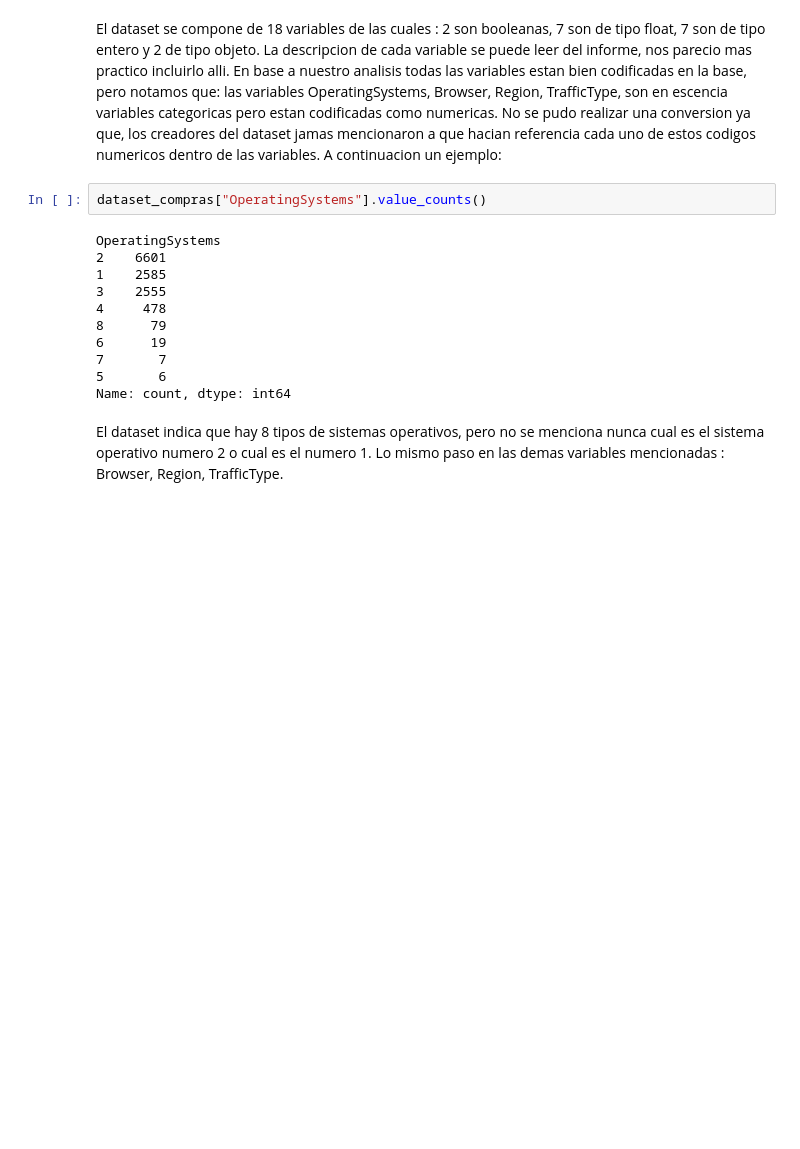
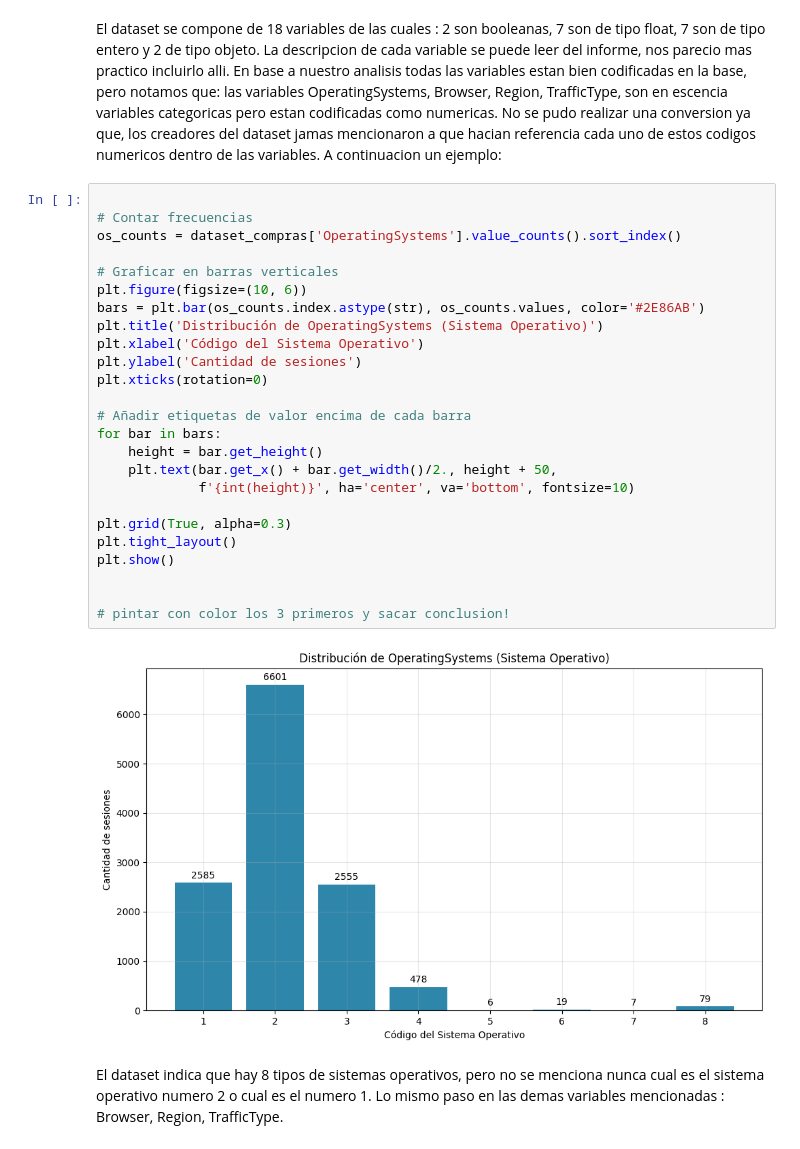
Before and after one commit to Simon22-lab/TPE-Abraham-Cisilino-2025, a Jupyter notebook: hipotesis.ipynb, the cells around one changed output. Drawn from its saved outputs; the diff is of its cells as text; blank space fills up the shorter version.

```diff
--- a/hipotesis.ipynb
+++ b/hipotesis.ipynb
@@ -52,17 +64,31 @@ El dataset se compone de 18 variables de las cuales : 2 son booleanas, 7 son de
 La descripcion de cada variable se puede leer del informe, nos parecio mas practico incluirlo alli.
 En base a nuestro analisis todas las variables estan bien codificadas en la base, pero notamos que: las variables OperatingSystems, Browser, Region, TrafficType, son en escencia variables categoricas pero estan codificadas como numericas. No se pudo realizar una conversion ya que, los creadores del dataset jamas mencionaron a que hacian referencia cada uno de estos codigos numericos dentro de las variables. A continuacion un ejemplo:
 # %%
-dataset_compras["OperatingSystems"].value_counts()
+
+# Contar frecuencias
+os_counts = dataset_compras['OperatingSystems'].value_counts().sort_index()
+
+# Graficar en barras verticales
+plt.figure(figsize=(10, 6))
+bars = plt.bar(os_counts.index.astype(str), os_counts.values, color='#2E86AB')
+plt.title('Distribución de OperatingSystems (Sistema Operativo)')
+plt.xlabel('Código del Sistema Operativo')
+plt.ylabel('Cantidad de sesiones')
+plt.xticks(rotation=0)
+
+# Añadir etiquetas de valor encima de cada barra
+for bar in bars:
+    height = bar.get_height()
+    plt.text(bar.get_x() + bar.get_width()/2., height + 50,
+             f'{int(height)}', ha='center', va='bottom', fontsize=10)
+
+plt.grid(True, alpha=0.3)
+plt.tight_layout()
+plt.show()
+
+
+# pintar con color los 3 primeros y sacar conclusion!
 # %% [output]
-OperatingSystems
-2    6601
-1    2585
-3    2555
-4     478
-8      79
-6      19
-7       7
-5       6
-Name: count, dtype: int64
+[figure, added]
 # %% [markdown]
 El dataset indica que hay 8 tipos de sistemas operativos, pero no se menciona nunca cual es el sistema operativo numero 2 o cual es el numero 1. Lo mismo paso en las demas variables mencionadas : Browser, Region, TrafficType.
```
Also changed, not shown: parts of 11 cells of this notebook, 2 other files.
